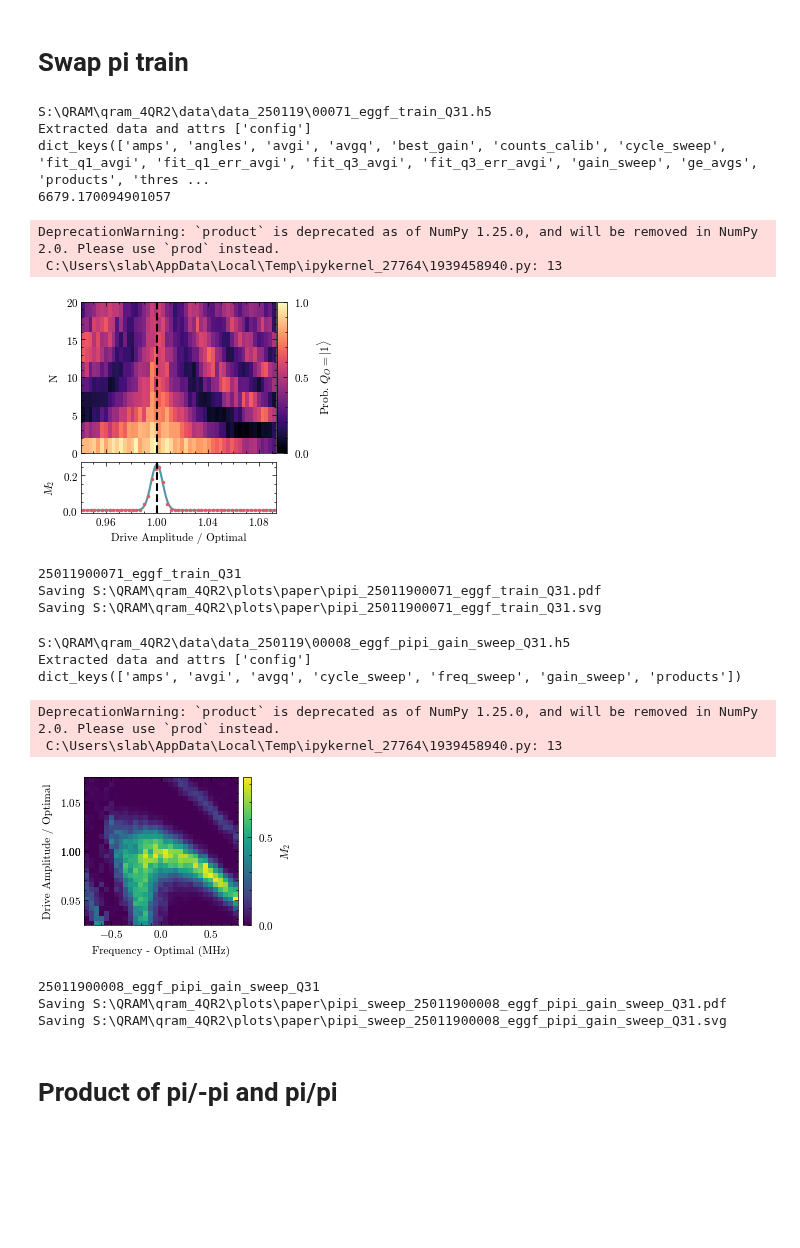
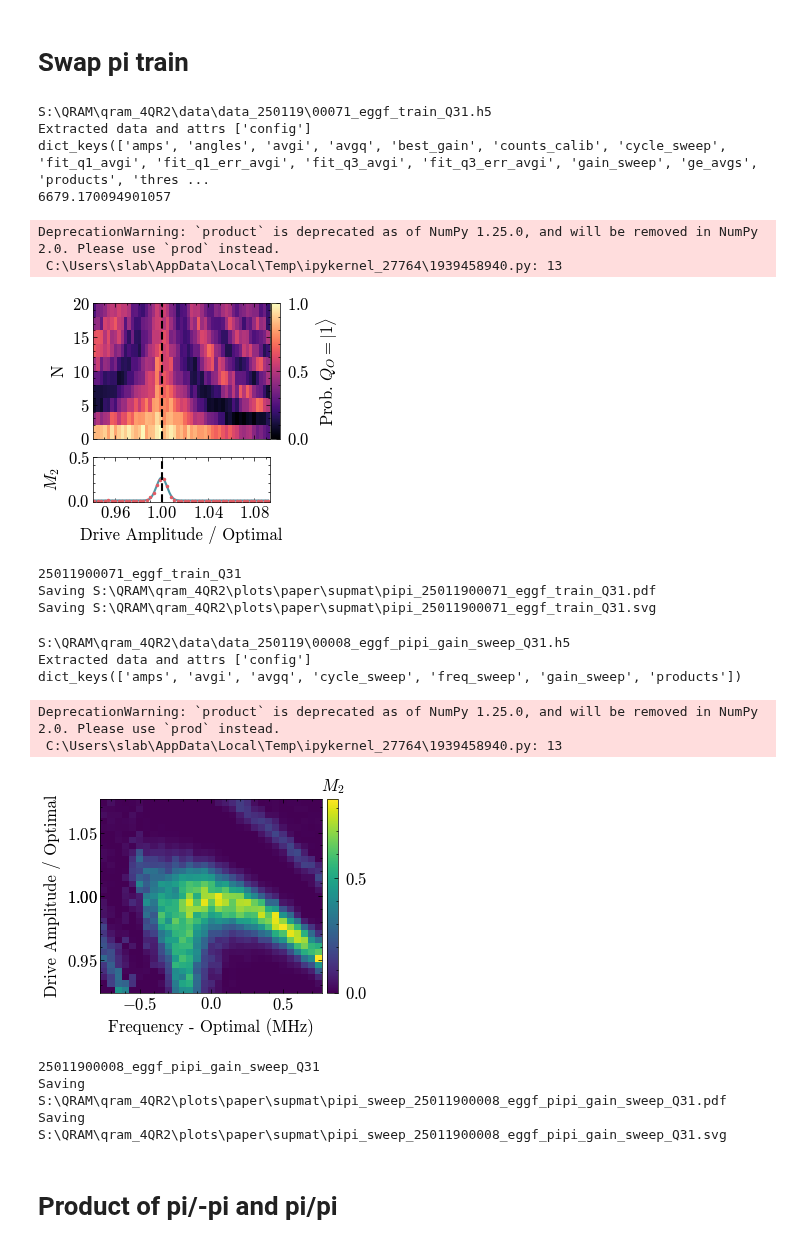
Before and after one commit to SchusterLab/qram_tprocv1_expts, a Jupyter notebook: analysis_calibration.ipynb, the cells around one changed output. Drawn from its saved outputs; the diff is of its cells as text; code cells hidden in the pictures; blank space fills up the shorter version.

```diff
--- a/analysis_calibration.ipynb
+++ b/analysis_calibration.ipynb
@@ -587,7 +588,7 @@ popt, pcov = meas.fitting.fit_gauss(x_sweep, prod_data)
 x_sweep_fit = np.linspace(x_sweep[0], x_sweep[-1], 300)
 fit_gain = 1
 
-labelsize = 8
+labelsize = 12
 cmap = 'magma'
 
 fig, axes = plt.subplots(2, 2, gridspec_kw={'height_ratios': [3, 1], 'width_ratios':[1, 0.05]}, figsize=(3.0, 2.5))
@@ -611,7 +612,7 @@ acbar = axes[0, 1]
 # plt.sca(acbar)
 cbar = plt.colorbar(cax=acbar, ticks=[0, 0.5, 1])
 cbar.ax.tick_params(labelsize=labelsize)
-cbar.set_label('Prob. $Q_O=|1\\rangle$', size='small')
+cbar.set_label('Prob. $Q_O=|1\\rangle$', size=labelsize)
 
 a1 = axes[1, 0]
 a1.sharex(a0)
@@ -623,6 +624,7 @@ plt.plot(x_sweep_fit, meas.fitting.gaussian(x_sweep_fit, *popt))
 plt.plot(x_sweep, prod_data, ".")
 plt.axvline(fit_gain, color="k", linestyle="--")
 # plt.ylim([-0.05, 0.4])
+a1.set_yticks([0.0, 0.5])
 a1.set_xticks([0.96, 1.0, 1.04, 1.08])
 
 plt.tight_layout(pad=0.1)
@@ -633,11 +635,11 @@ filepaths_str = folder[5:] + pp_path
 
 print(filepaths_str)
 
-savename = os.path.join(save_plot_path, f'pipi_{filepaths_str}.pdf')
+savename = os.path.join(save_plot_path, 'supmat', f'pipi_{filepaths_str}.pdf')
 print("Saving", savename)
 fig.savefig(savename)
 
-savename = os.path.join(save_plot_path, f'pipi_{filepaths_str}.svg')
+savename = os.path.join(save_plot_path, 'supmat', f'pipi_{filepaths_str}.svg')
 print("Saving", savename)
 fig.savefig(savename)
 # %% [output]
@@ -647,10 +649,10 @@ dict_keys(['amps', 'angles', 'avgi', 'avgq', 'best_gain', 'counts_calib', 'cycle
 6679.170094901057
 DeprecationWarning: `product` is deprecated as of NumPy 1.25.0, and will be removed in NumPy 2.0. Please use `prod` instead.
  C:\Users\slab\AppData\Local\Temp\ipykernel_27764\1939458940.py: 13
-[figure, old version]
+[figure, new version]
 25011900071_eggf_train_Q31
-Saving S:\QRAM\qram_4QR2\plots\paper\pipi_25011900071_eggf_train_Q31.pdf
-Saving S:\QRAM\qram_4QR2\plots\paper\pipi_25011900071_eggf_train_Q31.svg
+Saving S:\QRAM\qram_4QR2\plots\paper\supmat\pipi_25011900071_eggf_train_Q31.pdf
+Saving S:\QRAM\qram_4QR2\plots\paper\supmat\pipi_25011900071_eggf_train_Q31.svg
 # %%
 pp_sweep_path = "00008_eggf_pipi_gain_sweep_Q31"
 # %%
@@ -679,9 +681,9 @@ x_sweep = inner_sweep
 x_sweep -= opt_freq
 y_sweep /= opt_gain
 
-labelsize = 8
+labelsize = 12
 
-fig = plt.figure(figsize=(2.5, 1.8))
+fig = plt.figure(figsize=(2.5*1.3, 2.0*1.3))
 data_name = "products"
 plot_data = data[data_name][0] * data[data_name][1]
 
@@ -693,40 +695,40 @@ plt.xlabel("Frequency - Optimal (MHz)", fontsize=labelsize)
 a0.set_xticks([-0.5, 0, 0.5])
 ymin = np.min(y_sweep)
 ymax = np.max(y_sweep)
 ytick_spacing = 0.05
 ytick_labels = np.round(np.linspace(ymin, ymax, int(np.ceil((ymax-ymin)/ytick_spacing))+1) /ytick_spacing) * ytick_spacing
 a0.set_yticks(ytick_labels)
 
 divider = make_axes_locatable(a0)
 cax = divider.append_axes("right", size="5%", pad=0.05)
 cbar = plt.colorbar(cax=cax, ticks=[0, 0.5, 1])
 cbar.ax.tick_params(labelsize=labelsize)
-cbar.set_label("$M_2$", size='small')
+cbar.ax.set_title("$M_2$", size=labelsize)
 
 plt.tight_layout(pad=0.0)
 plt.show()
 
 filepaths_str = folder[5:] + pp_sweep_path
 
 print(filepaths_str)
 
-savename = os.path.join(save_plot_path, f'pipi_sweep_{filepaths_str}.pdf')
+savename = os.path.join(save_plot_path, 'supmat', f'pipi_sweep_{filepaths_str}.pdf')
 print("Saving", savename)
 fig.savefig(savename)
 
-savename = os.path.join(save_plot_path, f'pipi_sweep_{filepaths_str}.svg')
+savename = os.path.join(save_plot_path, 'supmat', f'pipi_sweep_{filepaths_str}.svg')
 print("Saving", savename)
 fig.savefig(savename)
 # %% [output]
 S:\QRAM\qram_4QR2\data\data_250119\00008_eggf_pipi_gain_sweep_Q31.h5
 Extracted data and attrs ['config']
 dict_keys(['amps', 'avgi', 'avgq', 'cycle_sweep', 'freq_sweep', 'gain_sweep', 'products'])
 DeprecationWarning: `product` is deprecated as of NumPy 1.25.0, and will be removed in NumPy 2.0. Please use `prod` instead.
  C:\Users\slab\AppData\Local\Temp\ipykernel_27764\1939458940.py: 13
-[figure, old version]
+[figure, new version]
 25011900008_eggf_pipi_gain_sweep_Q31
-Saving S:\QRAM\qram_4QR2\plots\paper\pipi_sweep_25011900008_eggf_pipi_gain_sweep_Q31.pdf
-Saving S:\QRAM\qram_4QR2\plots\paper\pipi_sweep_25011900008_eggf_pipi_gain_sweep_Q31.svg
+Saving S:\QRAM\qram_4QR2\plots\paper\supmat\pipi_sweep_25011900008_eggf_pipi_gain_sweep_Q31.pdf
+Saving S:\QRAM\qram_4QR2\plots\paper\supmat\pipi_sweep_25011900008_eggf_pipi_gain_sweep_Q31.svg
 # %% [markdown]
 # Product of pi/-pi and pi/pi
 # %%
```
Also changed, not shown: parts of 8 cells of this notebook, 3 other files.
